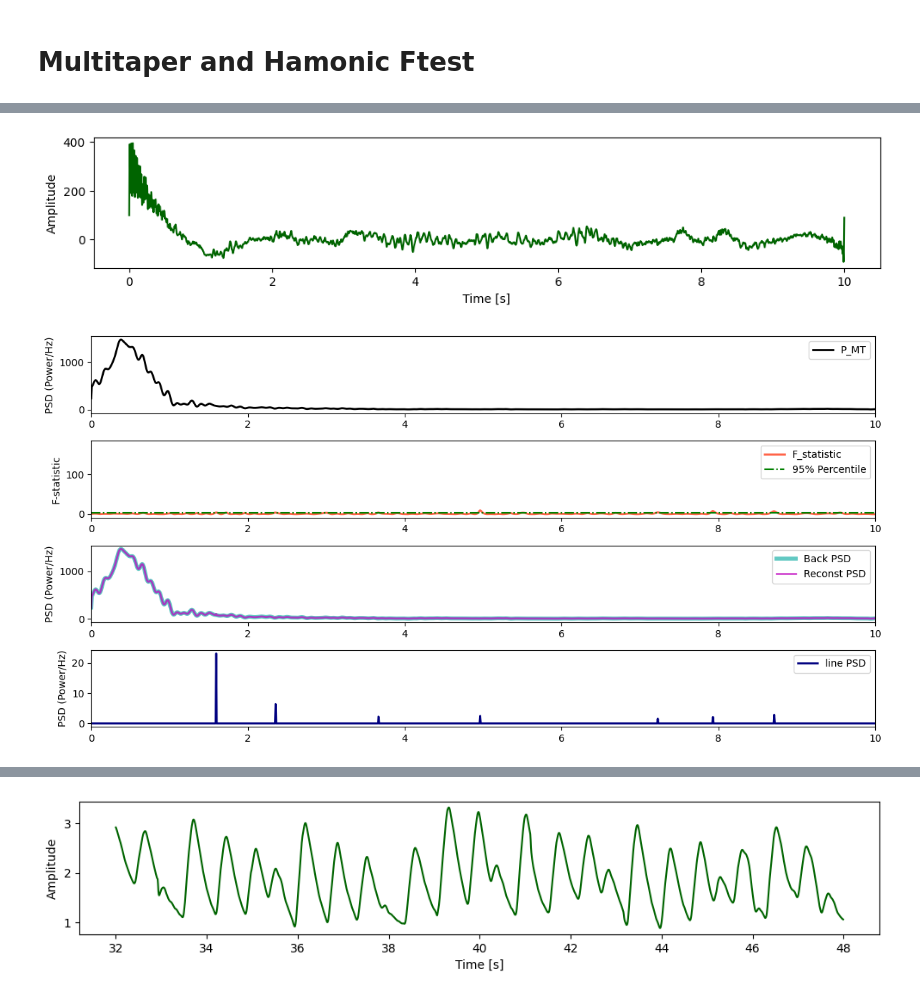
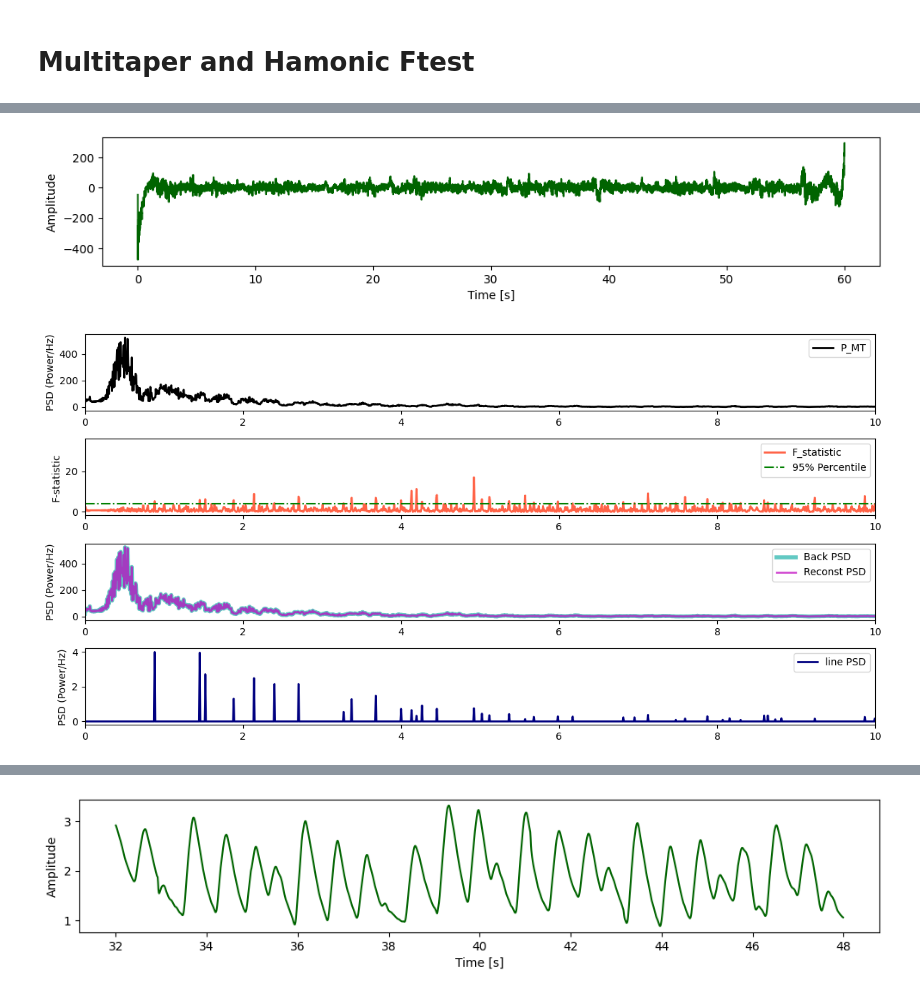
Before and after one commit to Chamusuke/Multitaper_harmonic_Ftest, a Jupyter notebook: python/example.ipynb, the cells around one changed output, grey strips where cells are left out. Drawn from its saved outputs; the diff is of its cells as text; code cells hidden in the pictures.

```diff
--- a/python/example.ipynb
+++ b/python/example.ipynb
@@ -9,7 +9,7 @@ import matplotlib.pyplot as plt
 
 
 df = pd.read_csv("../../test_data/record.csv")
-df = df[(df["Time:512Hz"] >= 190) & (df["Time:512Hz"] <= 200)]
+df = df[(df["Time:512Hz"] >= 480) & (df["Time:512Hz"] <= 540)]
 df["Time:512Hz"] = df["Time:512Hz"] - df["Time:512Hz"].iloc[0]
 display(df.head())
 fs_EEG =512
@@ -121,2 +121,2 @@ plt.show()
-[figure, old version]
+[figure, new version]
-[figure, old version]
+[figure, new version]
```
Also changed, not shown: parts of 4 cells of this notebook.
